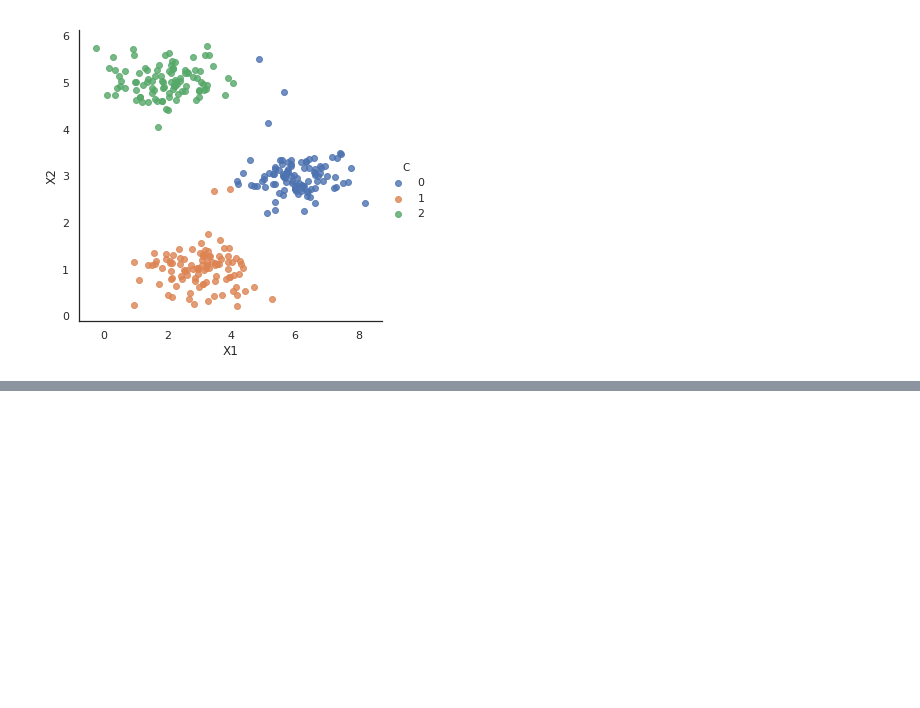
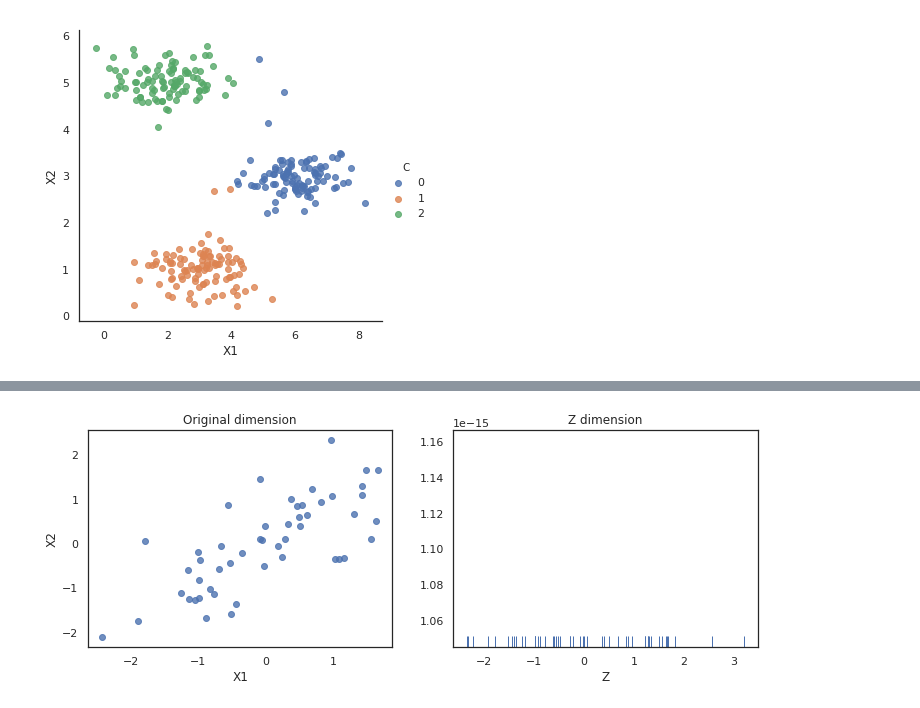
Before and after one commit to xiaochengJF/MachineLearning, a Jupyter notebook: Ex7_Kmeans_and_PCA.ipynb, the cells around one changed output, grey strips where cells are left out. Cells and saved outputs as stored; diff of their text form; code cells hidden in the pictures; blank space fills up the shorter version.

```diff
--- a/Ex7_Kmeans_and_PCA.ipynb
+++ b/Ex7_Kmeans_and_PCA.ipynb
@@ -278,0 +574,15 @@ plt.show()
+# %%
+# 将数据投影到更低维度
+def project_data(X, U, k):
+    """
+    Args:
+        U (ndarray) (n, n)
+    Return:
+        projected X (n dim) at k dim
+    """
+    m, n = X.shape
+
+    if k > n:
+        raise ValueError('k should be lower dimension of n')
+
+    return X @ U[:, :k]
@@ -278,0 +620,3 @@ plt.show()
+# %%
+U, S, V = pca(X_norm)
+U
@@ -278,0 +633,4 @@ plt.show()
+# %%
+# show top 10 projected data
+Z = project_data(X_norm, U, 1)
+Z[:10]
@@ -278,0 +648,15 @@ plt.show()
+# %%
+fig, (ax1, ax2) = plt.subplots(ncols=2, figsize=(12, 4))
+
+sns.regplot('X1', 'X2',
+           data=pd.DataFrame(X_norm, columns=['X1', 'X2']),
+           fit_reg=False,
+           ax=ax1)
+ax1.set_title('Original dimension')
+
+sns.rugplot(Z, ax=ax2)
+ax2.set_xlabel('Z')
+ax2.set_title('Z dimension')
+plt.show()
+# %% [output]
+[figure, added]
```
Also changed, not shown: parts of 61 cells of this notebook.
